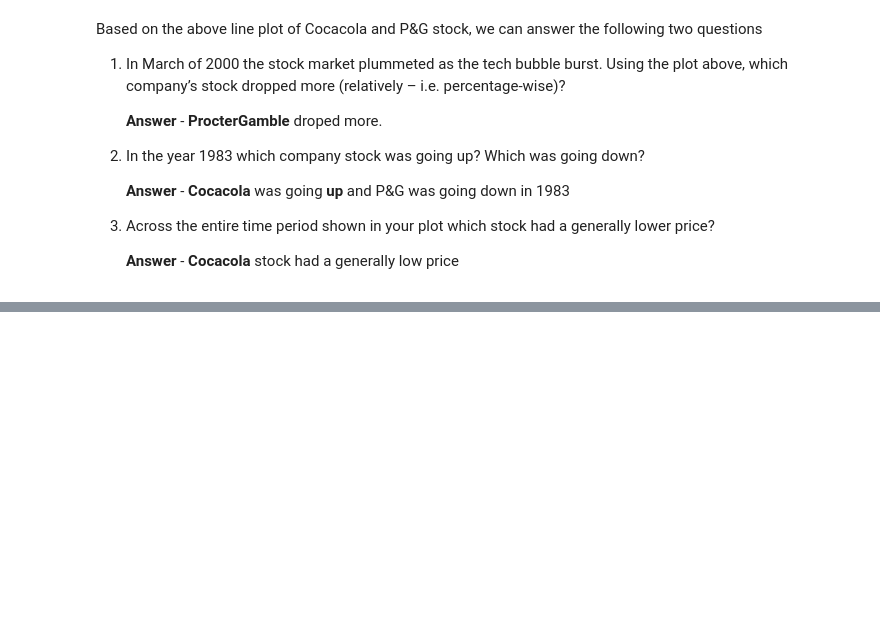
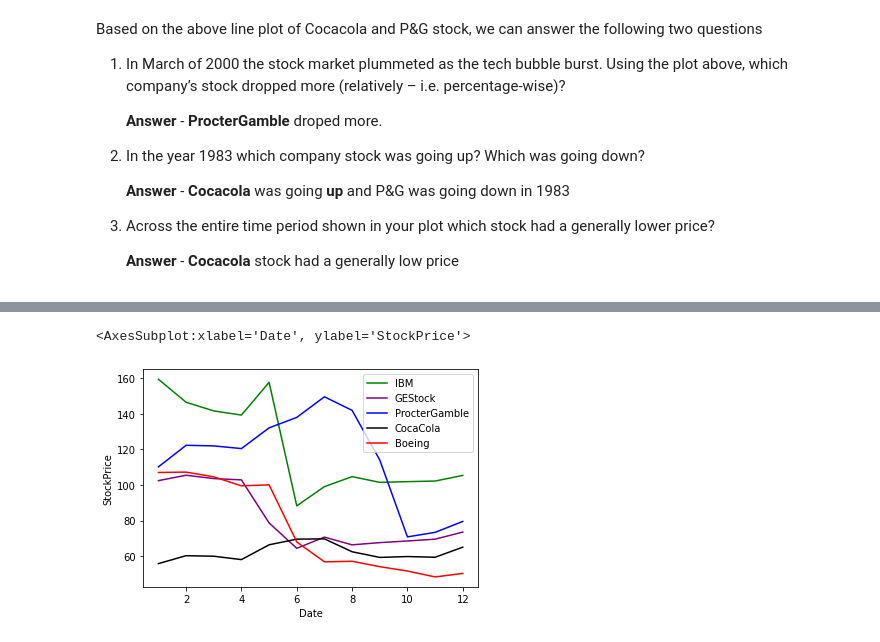
Before and after one commit to MarsPanther/Basic-Descriptive-Analytics-with-Python, a Jupyter notebook: lab 1 assignment.ipynb, the cells around one changed output, grey strips where cells are left out. Saved outputs shown, nothing was run; the diff lists cells and outputs as text; code cells hidden in the pictures; blank space fills up the shorter version.

```diff
--- a/lab 1 assignment.ipynb
+++ b/lab 1 assignment.ipynb
@@ -213,0 +258,16 @@ Based on the above line plot of Cocacola and P&G stock, we can answer the follow
+# %%
+# To answer the question we need to sample out the exact data and draw it in a more specific grap
+aisia_crisis_IBM = IBM[IBM.Date.dt.year == 1997]
+aisia_crisis_GE = GE[GE.Date.dt.year == 1997]
+aisia_crisis_ProcterGamble = ProcterGamble[ProcterGamble.Date.dt.year == 1997]
+aisia_crisis_CocaCola = CocaCola[CocaCola.Date.dt.year == 1997]
+aisia_crisis_Boeing = Boeing[Boeing.Date.dt.year == 1997]
+# %%
+sns.lineplot(data=aisia_crisis_IBM, x=aisia_crisis_IBM.Date.dt.month, y=aisia_crisis_IBM.StockPrice, label = "IBM", color="green")
+sns.lineplot(data=aisia_crisis_GE, x=aisia_crisis_GE.Date.dt.month, y=aisia_crisis_GE.StockPrice, label = "GEStock", color="purple")
+sns.lineplot(data=aisia_crisis_ProcterGamble, x=aisia_crisis_ProcterGamble.Date.dt.month, y=aisia_crisis_ProcterGamble.StockPrice, label = "ProcterGamble", color="blue")
+sns.lineplot(data=aisia_crisis_CocaCola, x=aisia_crisis_CocaCola.Date.dt.month, y=aisia_crisis_CocaCola.StockPrice, label = "CocaCola", color="black")
+sns.lineplot(data=aisia_crisis_Boeing, x=aisia_crisis_Boeing.Date.dt.month, y=aisia_crisis_Boeing.StockPrice, label = "Boeing", color="red")
+# %% [output]
+<AxesSubplot:xlabel='Date', ylabel='StockPrice'>
+[figure, added]
```
Also changed, not shown: parts of 18 cells of this notebook.
